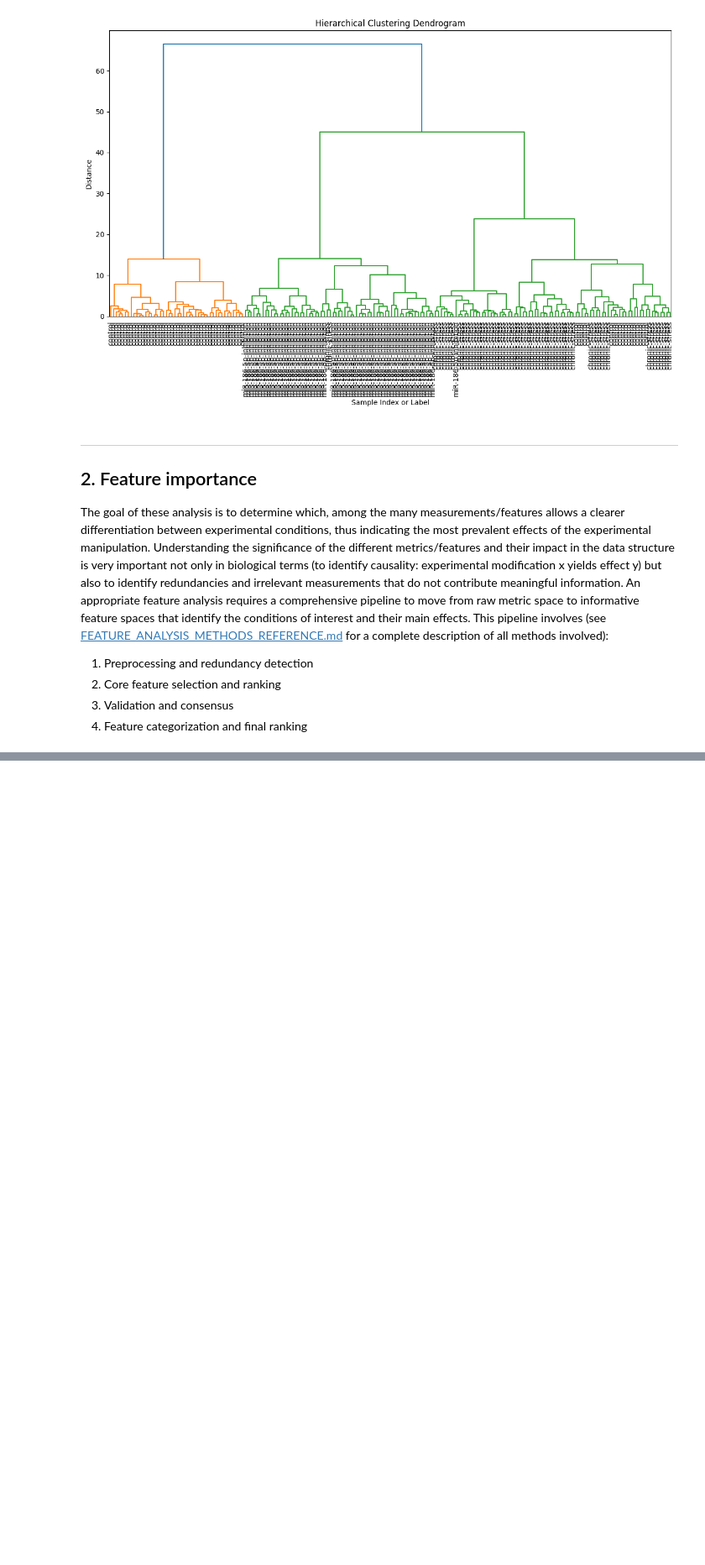
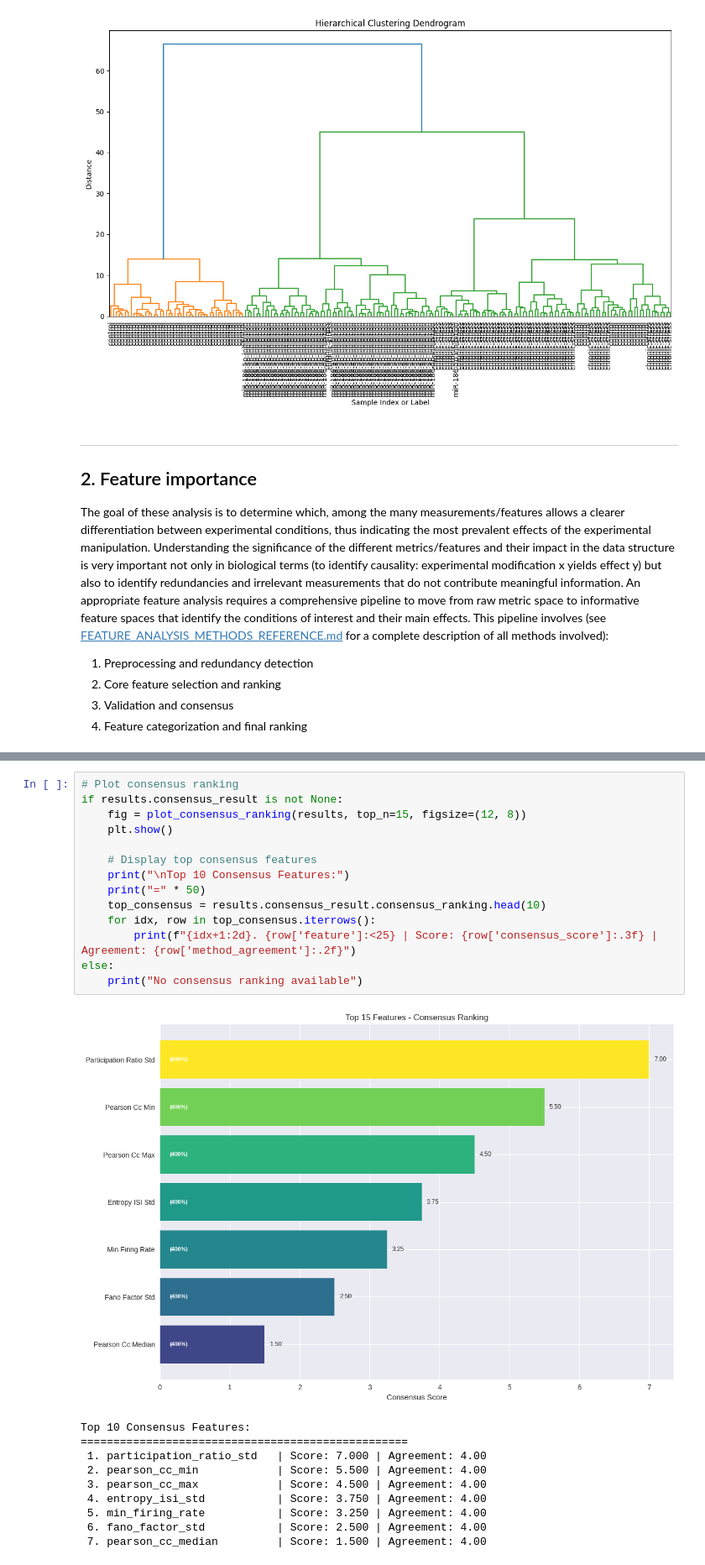
Before and after one commit to CNNC-Lab/mea-flow, a Jupyter notebook: notebooks/04_feature_based_analysis.ipynb, the cells around one changed output, grey strips where cells are left out. Shown at 84% size. Cells and saved outputs as stored; diff of their text form; blank space fills up the shorter version.

```diff
--- a/notebooks/04_feature_based_analysis.ipynb
+++ b/notebooks/04_feature_based_analysis.ipynb
@@ -702,0 +387,25 @@ Best method: random_forest with nan accuracy
+# %%
+# Plot consensus ranking
+if results.consensus_result is not None:
+    fig = plot_consensus_ranking(results, top_n=15, figsize=(12, 8))
+    plt.show()
+
+    # Display top consensus features
+    print("\nTop 10 Consensus Features:")
+    print("=" * 50)
+    top_consensus = results.consensus_result.consensus_ranking.head(10)
+    for idx, row in top_consensus.iterrows():
+        print(f"{idx+1:2d}. {row['feature']:<25} | Score: {row['consensus_score']:.3f} | Agreement: {row['method_agreement']:.2f}")
+else:
+    print("No consensus ranking available")
+# %% [output]
+[figure, added]
+Top 10 Consensus Features:
+==================================================
+ 1. participation_ratio_std   | Score: 7.000 | Agreement: 4.00
+ 2. pearson_cc_min            | Score: 5.500 | Agreement: 4.00
+ 3. pearson_cc_max            | Score: 4.500 | Agreement: 4.00
+ 4. entropy_isi_std           | Score: 3.750 | Agreement: 4.00
+ 5. min_firing_rate           | Score: 3.250 | Agreement: 4.00
+ 6. fano_factor_std           | Score: 2.500 | Agreement: 4.00
+ 7. pearson_cc_median         | Score: 1.500 | Agreement: 4.00
```
Also changed, not shown: parts of 40 cells of this notebook, 11 other files.
